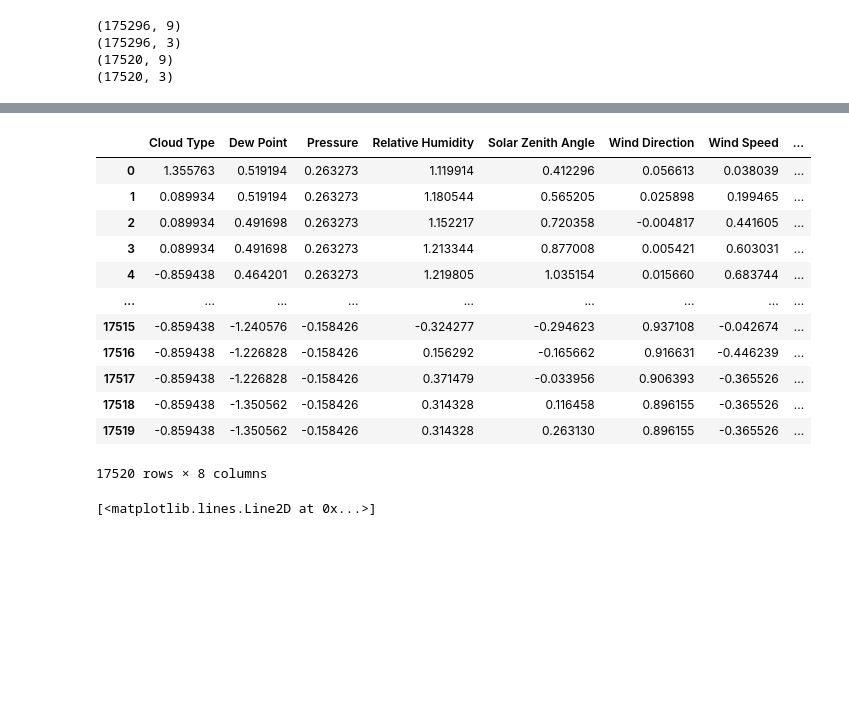
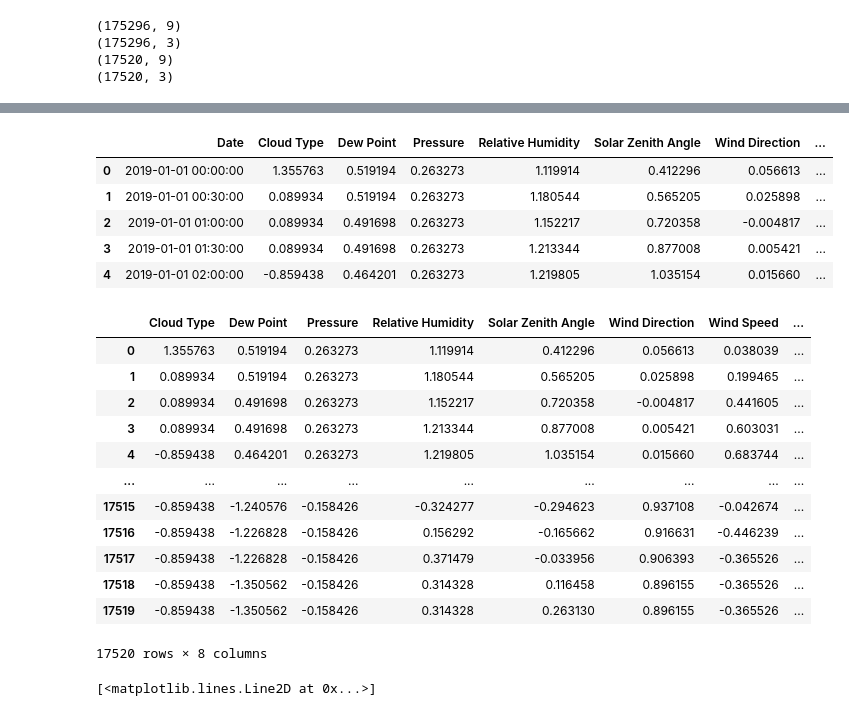
Before and after one commit to AryaStark13/Wipro-hackathon, a Jupyter notebook: Cleaned Data.ipynb, the cells around one changed output, grey strips where cells are left out. Saved outputs shown, nothing was run; the diff lists cells and outputs as text; code cells hidden in the pictures; blank space fills up the shorter version.

```diff
--- a/Cleaned Data.ipynb
+++ b/Cleaned Data.ipynb
@@ -238,6 +236,0 @@ columns_list
-# %%
-columns_list = []
-for cols in x_test.columns:
-    columns_list.append(cols)
-
-columns_list
@@ -254,4 +236,0 @@ columns_list
-# %%
-columns_list.remove('Date')
-columns_list.insert(0, 'Date')
-columns_list
@@ -353,7 +322,7 @@ x_train
 | 175295 | 2018-12-31 23:30:00 | 1.475746 | 0.626534 | 0.979619 | 0.887459 | 0.261704 | 0.172926 | ... |
 175296 rows × 9 columns
 # %%
-for cols in x_train:
+for cols in x_test:
     if cols != 'Date':
         x_test[cols] = (x_test[cols] - x_test[cols].mean()) / x_test[cols].std()
 x_test
@@ -419,19 +398,29 @@ x_train_without_date
 # %%
-x_test_without_date = x_test.drop(columns=['Date'], axis=1)
-x_test_without_date
+x_test_with_date = x_test
+x_test_with_date.head()
 # %% [output]
-|  | Cloud Type | Dew Point | Pressure | Relative Humidity | Solar Zenith Angle | Wind Direction | Wind Speed | ... |
-| 0 | 1.355763 | 0.519194 | 0.263273 | 1.119914 | 0.412296 | 0.056613 | 0.038039 | ... |
-| 1 | 0.089934 | 0.519194 | 0.263273 | 1.180544 | 0.565205 | 0.025898 | 0.199465 | ... |
-| 2 | 0.089934 | 0.491698 | 0.263273 | 1.152217 | 0.720358 | -0.004817 | 0.441605 | ... |
-| 3 | 0.089934 | 0.491698 | 0.263273 | 1.213344 | 0.877008 | 0.005421 | 0.603031 | ... |
-| 4 | -0.859438 | 0.464201 | 0.263273 | 1.219805 | 1.035154 | 0.015660 | 0.683744 | ... |
-| ... | ... | ... | ... | ... | ... | ... | ... | ... |
-| 17515 | -0.859438 | -1.240576 | -0.158426 | -0.324277 | -0.294623 | 0.937108 | -0.042674 | ... |
-| 17516 | -0.859438 | -1.226828 | -0.158426 | 0.156292 | -0.165662 | 0.916631 | -0.446239 | ... |
-| 17517 | -0.859438 | -1.226828 | -0.158426 | 0.371479 | -0.033956 | 0.906393 | -0.365526 | ... |
-| 17518 | -0.859438 | -1.350562 | -0.158426 | 0.314328 | 0.116458 | 0.896155 | -0.365526 | ... |
-| 17519 | -0.859438 | -1.350562 | -0.158426 | 0.314328 | 0.263130 | 0.896155 | -0.365526 | ... |
+|  | Date | Cloud Type | Dew Point | Pressure | Relative Humidity | Solar Zenith Angle | Wind Direction | ... |
+| 0 | 2019-01-01 00:00:00 | 1.355763 | 0.519194 | 0.263273 | 1.119914 | 0.412296 | 0.056613 | ... |
+| 1 | 2019-01-01 00:30:00 | 0.089934 | 0.519194 | 0.263273 | 1.180544 | 0.565205 | 0.025898 | ... |
+| 2 | 2019-01-01 01:00:00 | 0.089934 | 0.491698 | 0.263273 | 1.152217 | 0.720358 | -0.004817 | ... |
+| 3 | 2019-01-01 01:30:00 | 0.089934 | 0.491698 | 0.263273 | 1.213344 | 0.877008 | 0.005421 | ... |
+| 4 | 2019-01-01 02:00:00 | -0.859438 | 0.464201 | 0.263273 | 1.219805 | 1.035154 | 0.015660 | ... |
-17520 rows × 8 columns
+# %%
+x_test = x_test.drop(columns=['Date'], axis=1)
+x_test
+# %% [output]
+|  | Cloud Type | Dew Point | Pressure | Relative Humidity | Solar Zenith Angle | Wind Direction | Wind Speed | ... |
+| 0 | 1.355763 | 0.519194 | 0.263273 | 1.119914 | 0.412296 | 0.056613 | 0.038039 | ... |
+| 1 | 0.089934 | 0.519194 | 0.263273 | 1.180544 | 0.565205 | 0.025898 | 0.199465 | ... |
+| 2 | 0.089934 | 0.491698 | 0.263273 | 1.152217 | 0.720358 | -0.004817 | 0.441605 | ... |
+| 3 | 0.089934 | 0.491698 | 0.263273 | 1.213344 | 0.877008 | 0.005421 | 0.603031 | ... |
+| 4 | -0.859438 | 0.464201 | 0.263273 | 1.219805 | 1.035154 | 0.015660 | 0.683744 | ... |
+| ... | ... | ... | ... | ... | ... | ... | ... | ... |
+| 17515 | -0.859438 | -1.240576 | -0.158426 | -0.324277 | -0.294623 | 0.937108 | -0.042674 | ... |
+| 17516 | -0.859438 | -1.226828 | -0.158426 | 0.156292 | -0.165662 | 0.916631 | -0.446239 | ... |
+| 17517 | -0.859438 | -1.226828 | -0.158426 | 0.371479 | -0.033956 | 0.906393 | -0.365526 | ... |
+| 17518 | -0.859438 | -1.350562 | -0.158426 | 0.314328 | 0.116458 | 0.896155 | -0.365526 | ... |
+| 17519 | -0.859438 | -1.350562 | -0.158426 | 0.314328 | 0.263130 | 0.896155 | -0.365526 | ... |
+17520 rows × 8 columns
 # %%
 plt.figure(figsize=(12, 6))
```
Also changed, not shown: parts of 12 cells of this notebook.
